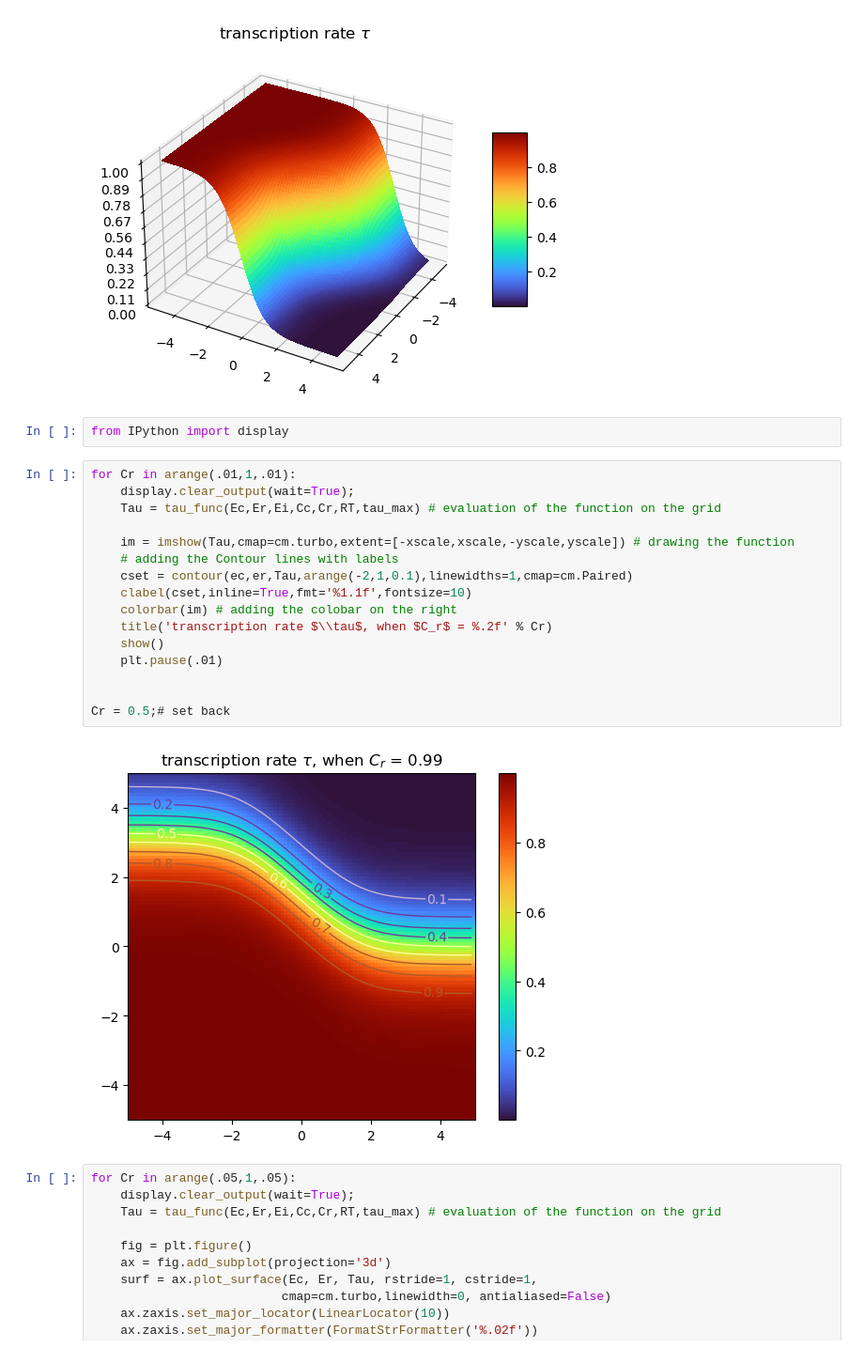
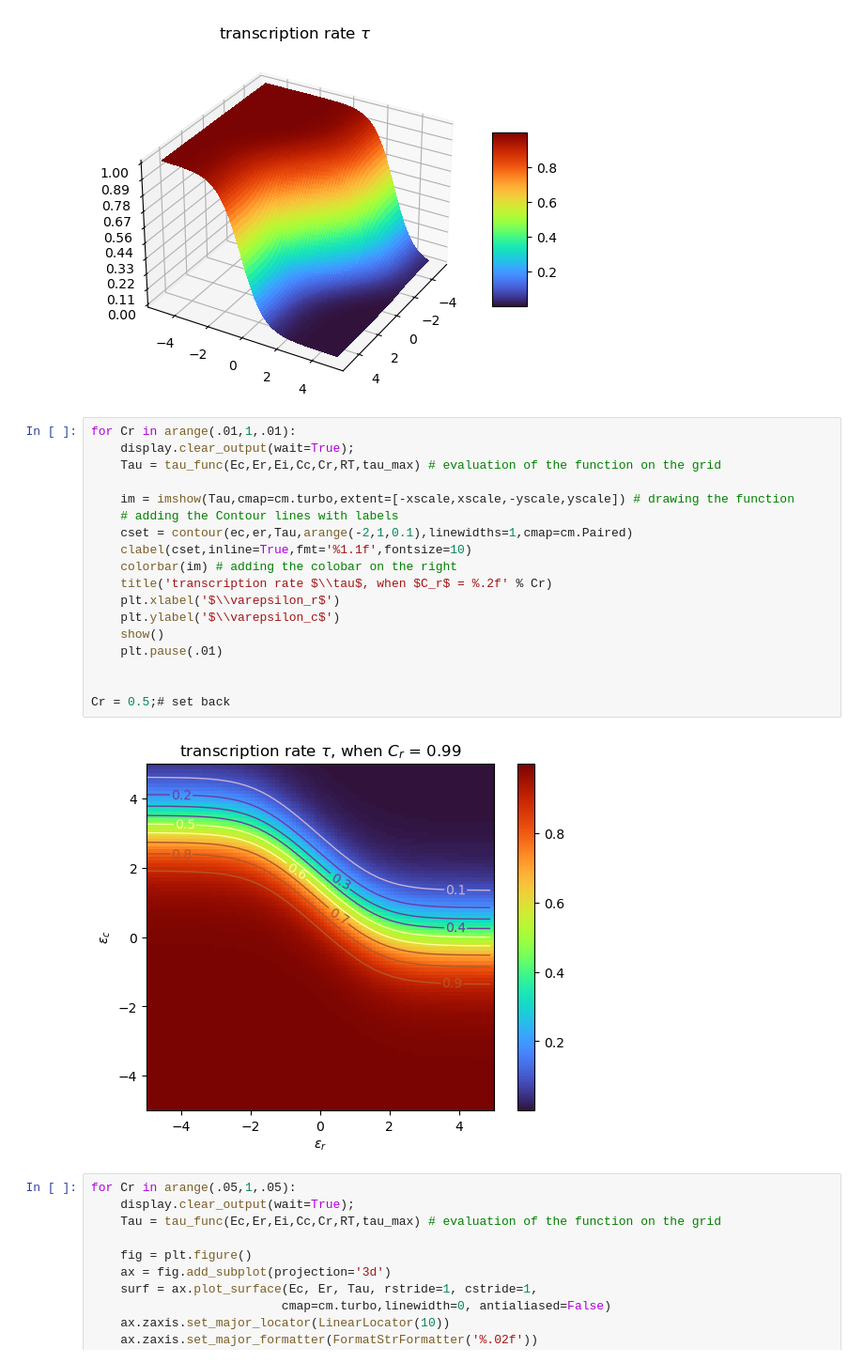
Before and after one commit to Chenovski/MSGI2023, a Jupyter notebook: Transcription Rate Model/230726_transcription_rate_model_investigation.ipynb, the cells around one changed output. Shown at 94% size. Drawn from its saved outputs; the diff is of its cells as text.

```diff
--- a/Transcription Rate Model/230726_transcription_rate_model_investigation.ipynb
+++ b/Transcription Rate Model/230726_transcription_rate_model_investigation.ipynb
@@ -54,26 +56,26 @@ title('transcription rate $\\tau$')
 plt.show()
 # %% [output]
 [figure]
-# %%
-from IPython import display
 # %%
 for Cr in arange(.01,1,.01):
     display.clear_output(wait=True);
     Tau = tau_func(Ec,Er,Ei,Cc,Cr,RT,tau_max) # evaluation of the function on the grid
 
     im = imshow(Tau,cmap=cm.turbo,extent=[-xscale,xscale,-yscale,yscale]) # drawing the function
     # adding the Contour lines with labels
     cset = contour(ec,er,Tau,arange(-2,1,0.1),linewidths=1,cmap=cm.Paired)
     clabel(cset,inline=True,fmt='%1.1f',fontsize=10)
     colorbar(im) # adding the colobar on the right
     title('transcription rate $\\tau$, when $C_r$ = %.2f' % Cr)
+    plt.xlabel('$\\varepsilon_r$')
+    plt.ylabel('$\\varepsilon_c$')
     show()
     plt.pause(.01)
 
 
 Cr = 0.5;# set back
 # %% [output]
-[figure, old version]
+[figure, new version]
 # %%
 for Cr in arange(.05,1,.05):
     display.clear_output(wait=True);
```
Also changed, not shown: parts of 3 cells of this notebook.
